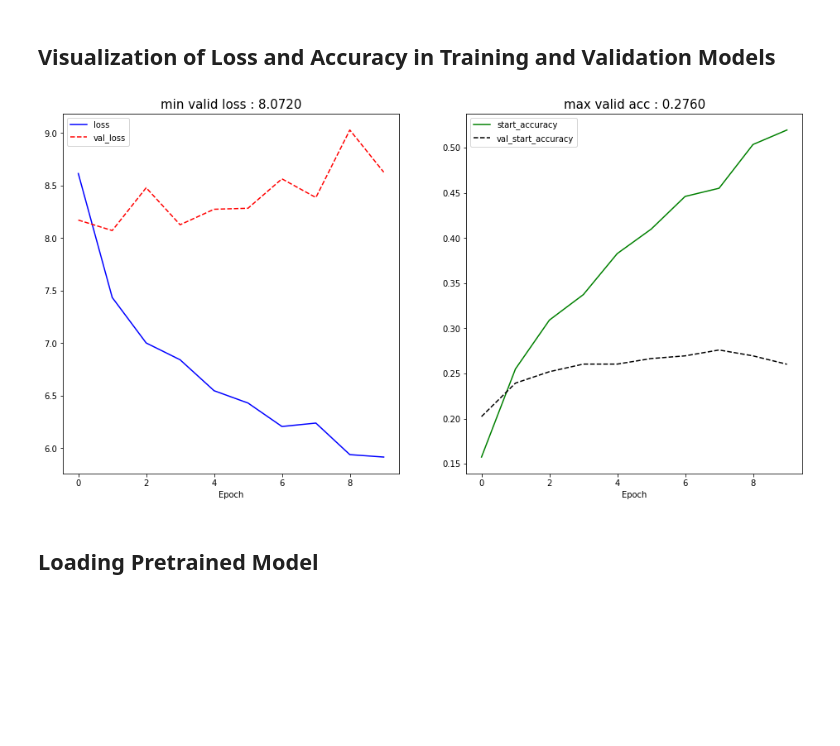
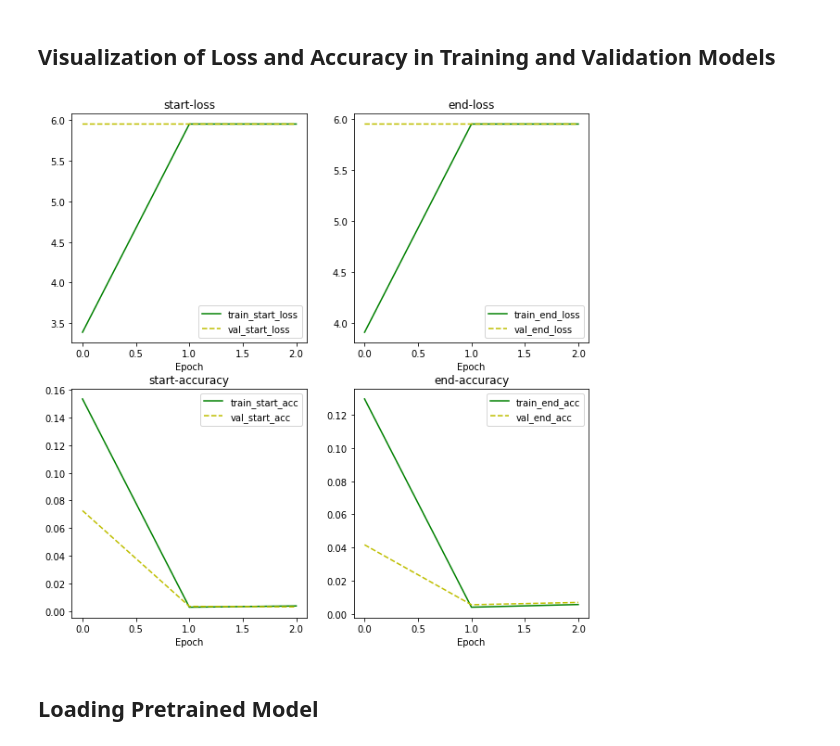
Before and after one commit to jungyongji/first-repository, a Jupyter notebook: [E-13] Artificial intelligence that solves quizzes better than humans.ipynb, the cells around one changed output. Cells and saved outputs as stored; diff of their text form; code cells hidden in the pictures; blank space fills up the shorter version.

```diff
--- a/[E-13] Artificial intelligence that solves quizzes better than humans.ipynb
+++ b/[E-13] Artificial intelligence that solves quizzes better than humans.ipynb
@@ -885,7 +885,17 @@ class BERT4KorQuAD(tf.keras.Model):
 
         return start_outputs, end_outputs
 # %%
-config = Config({"d_model": 512, "n_head": 4, "d_head": 64, "dropout": 0.1, "d_ff": 1024, "layernorm_epsilon": 0.001, "n_layer": 3, "n_seq": 384, "n_vocab": 0, "i_pad": 0})
+'''
+현재 바꿀 수 있는 설정 값
+n_head
+n_layer
+
+Config 클래스에서 바꿀 수 있는 값
+n_seq
+d_head
+
+'''
+config = Config({"d_model": 512, "n_head": 8, "d_head": 64, "dropout": 0.1, "d_ff": 1024, "layernorm_epsilon": 0.001, "n_layer": 6, "n_seq": 384, "n_vocab": 0, "i_pad": 0})
 config.n_vocab = len(vocab)
 config.i_pad = vocab.pad_id()
 config
@@ -938,7 +948,7 @@ def train_epoch(model, dataset, loss_fn, acc_fn, optimizer):
             p_bar.set_description(f'loss: {metric_start_loss.result():0.4f}, {metric_end_loss.result():0.4f}, acc: {metric_start_acc.result():0.4f}, {metric_end_acc.result():0.4f}')
     p_bar.close()
 
-    return metric_start_loss.result() + metric_end_loss.result(), metric_start_acc.result() + metric_end_acc.result()
+    return metric_start_loss.result(), metric_end_loss.result(), metric_start_acc.result(), metric_end_acc.result()
 # %%
 def eval_epoch(model, dataset, loss_fn, acc_fn):
     metric_start_loss = tf.keras.metrics.Mean(name='start_loss')
@@ -960,7 +970,7 @@ def eval_epoch(model, dataset, loss_fn, acc_fn):
         metric_start_acc(start_acc)
         metric_end_acc(end_acc)
 
-    return metric_start_loss.result() + metric_end_loss.result(), metric_start_acc.result() + metric_end_acc.result()
+    return metric_start_loss.result(), metric_end_loss.result(), metric_start_acc.result(), metric_end_acc.result()
 # %%
 loss_fn = tf.keras.losses.sparse_categorical_crossentropy
 acc_fn = tf.keras.metrics.sparse_categorical_accuracy
@@ -1073,25 +1098,39 @@ with open(dev_json) as f:
 # %% [markdown]
 ## Visualization of  Loss and Accuracy in Training and Validation Models
-# %%
-# training result
-plt.figure(figsize=(16, 8))
-
-plt.subplot(1, 2, 1)
-plt.plot(history['train_loss'], 'b-', label='loss')
-plt.plot(history['val_loss'], 'r--', label='val_loss')
-plt.xlabel('Epoch')
-plt.title(f"min valid loss : {min(history['val_loss']):.4f}", fontsize=15)
-plt.legend()
-
-plt.subplot(1, 2, 2)
-plt.plot(history['train_acc'], 'g-', label='start_accuracy')
-plt.plot(history['val_acc'], 'k--', label='val_start_accuracy')
-plt.xlabel('Epoch')
-plt.title(f"max valid acc : {max(history['val_acc']):.4f}", fontsize=15)
-plt.legend()
-
-plt.show()
-# %% [output]
-[figure, removed]
+# %%
+plt.figure(figsize=(10, 10))
+
+plt.subplot(2, 2, 1)
+plt.plot(history['train_start_loss'], 'g-', label='train_start_loss')
+plt.plot(history['val_start_loss'], 'y--', label='val_start_loss')
+plt.xlabel('Epoch')
+plt.legend()
+plt.title('start-loss')
+
+plt.subplot(2, 2, 2)
+plt.plot(history['train_end_loss'], 'g-', label='train_end_loss')
+plt.plot(history['val_end_loss'], 'y--', label='val_end_loss')
+plt.xlabel('Epoch')
+plt.legend()
+plt.title('end-loss')
+
+plt.subplot(2, 2, 3)
+plt.plot(history['train_start_acc'], 'g-', label='train_start_acc')
+plt.plot(history['val_start_acc'], 'y--', label='val_start_acc')
+plt.xlabel('Epoch')
+plt.legend()
+plt.title('start-accuracy')
+
+
+plt.subplot(2, 2, 4)
+plt.plot(history['train_end_acc'], 'g-', label='train_end_acc')
+plt.plot(history['val_end_acc'], 'y--', label='val_end_acc')
+plt.xlabel('Epoch')
+plt.legend()
+plt.title('end-accuracy')
+
+plt.show()
+# %% [output]
+[figure, added]
 # %% [markdown]
 ## Loading Pretrained Model
```
Also changed, not shown: parts of 14 cells of this notebook.
